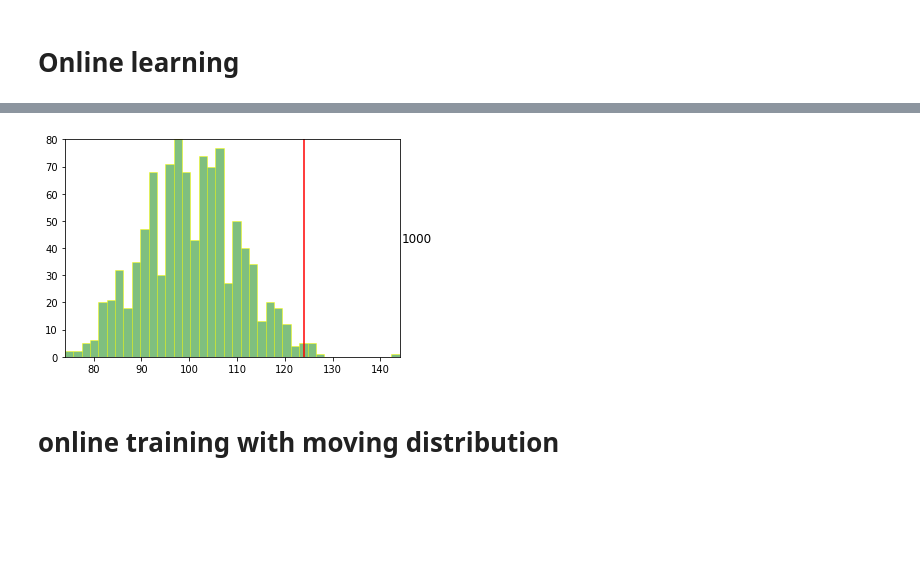
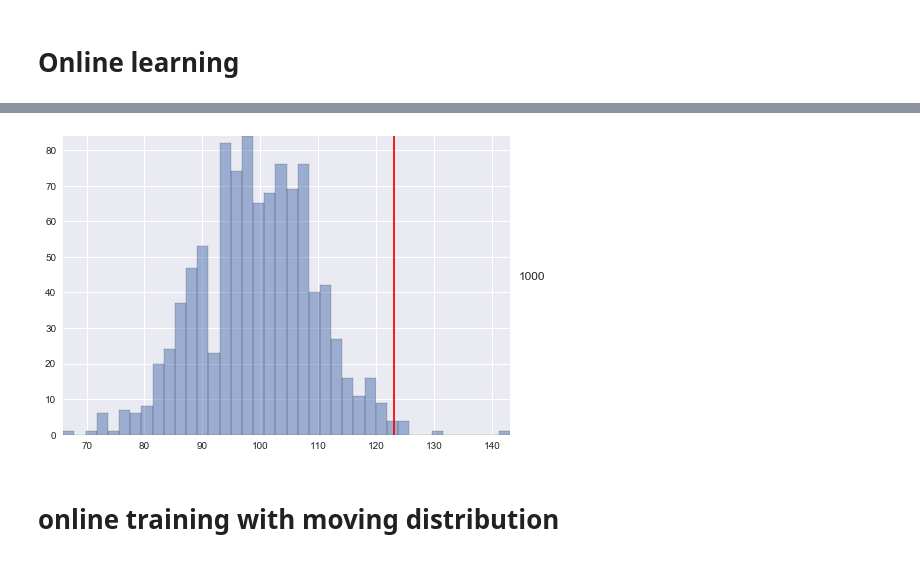
Before and after one commit to dantegates/bayesian-online-learning, a Jupyter notebook: bayesian-online-learning.ipynb, the cells around one changed output, grey strips where cells are left out. Saved outputs shown, nothing was run; the diff lists cells and outputs as text; code cells hidden in the pictures; blank space fills up the shorter version.

Commit message:
using plot functions from utils

```diff
--- a/bayesian-online-learning.ipynb
+++ b/bayesian-online-learning.ipynb
@@ -162,10 +88,11 @@ def visualize_learning(observations, predictions, cum_max=None):
 # %%
+import utils
 from IPython.display import HTML
-ani = visualize_learning(observations, predictions)
+ani = utils.visualize_learning(observations, predictions)
 HTML(ani.to_html5_video())
 # %% [output]
 [interactive output not drawn]
-[figure, old version]
+[figure, new version]
 # %% [markdown]
 # online training with moving distribution
 # %%
```
Also changed, not shown: parts of 8 cells of this notebook.
